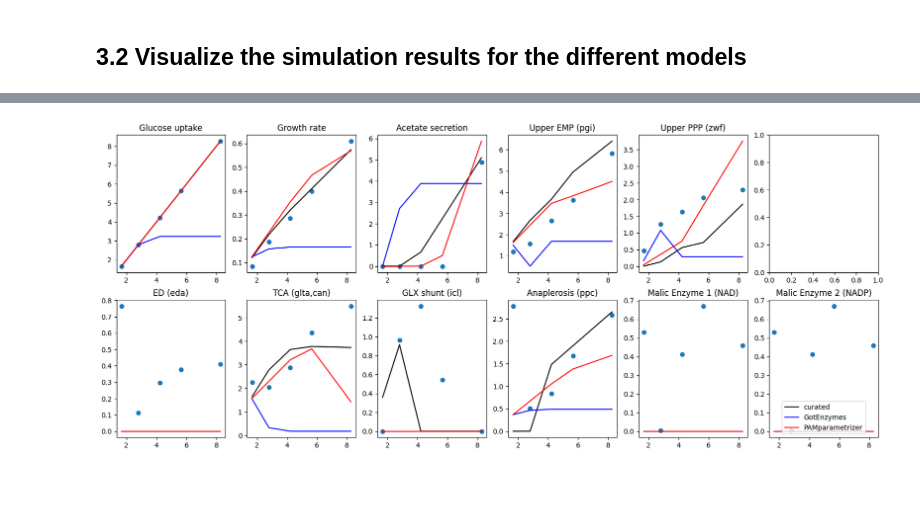
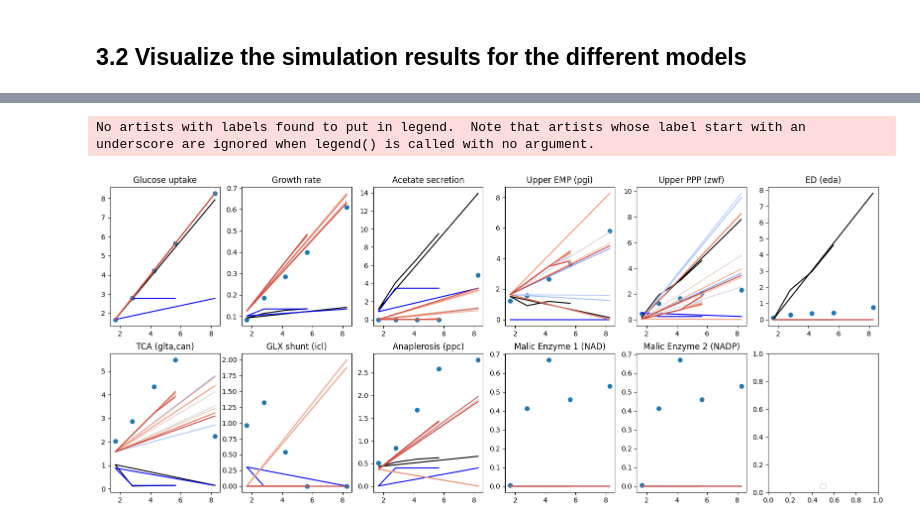
Before and after one commit to iAMB-RWTH-Aachen/PAMparametrizer, a Jupyter notebook: Scripts/i3_analysis/PAMparametrizer_iML1515_validation.ipynb, the cells around one changed output, grey strips where cells are left out. Drawn from its saved outputs; the diff is of its cells as text; code cells hidden in the pictures; blank space fills up the shorter version.

```diff
--- a/Scripts/i3_analysis/PAMparametrizer_iML1515_validation.ipynb
+++ b/Scripts/i3_analysis/PAMparametrizer_iML1515_validation.ipynb
@@ -233,8 +196,9 @@ error_wt = calculate_error_for_reactions(validation_df,
 print('R^2 values for the model with parameters from GotEnzymes: ', np.nanmean(error_wt))
 
 
-error_new = calculate_error_for_reactions(validation_df,
-                                                 fluxes_new,
-                                                 fluxes_to_save[1:])
-print('R^2 values for the model with the optimized parameters: ', np.nanmean(error_new))
+error_new_dict = {alt: calculate_error_for_reactions(validation_df,
+                                                  fluxes,
+                                                  fluxes_to_save[1:]) for alt, fluxes in fluxes_new_dict.items()}
+for alt, error_list in error_new_dict.items():
+    print(f'R^2 values for alternative model {alt} with the optimized parameters: ', np.nanmean(error_list))
 # %% [output]
@@ -244,2 +217,9 @@ R^2 values for the model with the optimized parameters:  -0.9181933323143191
 # %% [markdown]
 ## 3.2 Visualize the simulation results for the different models
+# %%
+# validation_df_1.index = validation_df.index.str.split(', ')
+validation_df_1 = validation_df.T.reset_index()
+validation_df_1['index'] = validation_df_1['index'].str.split(', ')
+validation_df_1 = validation_df_1.explode('index').set_index('index').T
+validation_df_1
+# validation_df = validation_df.explode()
@@ -303,32 +356,32 @@ Text(0, 0.5, 'Difference exp-sim')
 # %%
 # visualize per flux
+substrate_ids_cur = fluxes_curated.substrate_id
+substrate_ids = fluxes_new_dict[1].substrate_id
+
+# visualize per flux
 fig, axs = plt.subplots(ncols = 6, nrows = 2, figsize = [20,8])
+axs = axs.flatten()
 
 # upper_fig_reactions = [rxn for rxn in fluxes_to_save[:5] if rxn != 'EDA'] #EDA is not in core model
 # lower_fig_reactions = [rxn for rxn in fluxes_to_save[5:] if rxn != 'EDA']
 upper_fig_reactions = [rxn for rxn in fluxes_to_save[:5]] #EDA is not in core model
 lower_fig_reactions = [rxn for rxn in fluxes_to_save[5:]]
 substrate_rates = [abs(f) for f in fluxes_curated['substrate']]
 
-for i, rxn in enumerate(upper_fig_reactions):
+for i, rxn in enumerate(fluxes_to_save):
     validation = validation_df[rxn]
-    axs[0,i].scatter(validation_df['EX_glc__D_e'], validation_df[rxn])
-    axs[0,i].plot(substrate_rates, [abs(f) for f in fluxes_curated[rxn]], label = 'curated', color = 'black')
-    axs[0,i].plot(substrate_rates, [abs(f) for f in fluxes_wt[rxn]],label = 'GotEnzymes', color = 'blue')
-    axs[0,i].plot(substrate_rates, [abs(f) for f in fluxes_new[rxn]], label = 'PAMparametrizer', color = 'red')
-    axs[0,i].set_title(flux_df.Description.loc[rxn])
-
-for i, rxn in enumerate(lower_fig_reactions):
-    axs[1,i].scatter(substrate_rates, validation_df[rxn])
-    axs[1,i].plot(substrate_rates, [abs(f) for f in fluxes_curated[rxn]], label = 'curated', color = 'black')
-    axs[1,i].plot(substrate_rates, [abs(f) for f in fluxes_wt[rxn]],label = 'GotEnzymes', color = 'blue')
-    axs[1,i].plot(substrate_rates, [abs(f) for f in fluxes_new[rxn]], label = 'PAMparametrizer', color = 'red')
-    axs[1,i].set_title(flux_df.Description.loc[rxn])
-
+    axs[i].scatter(validation_df['EX_glc__D_e'], validation_df[rxn])
+    axs[i].plot(substrate_rates, [abs(f) for f in fluxes_curated[rxn]], label = 'curated', color = 'black')
+    axs[i].plot(substrate_rates, [abs(f) for f in fluxes_wt[rxn]],label = 'GotEnzymes', color = 'blue')
+    for alt, fluxes in fluxes_new_dict.items():
+        axs[i].plot(substrate_rates, [abs(f) for f in fluxes[rxn]], label = f'alternative {alt}',
+                          color = cmap[f'alternative {alt}'])
+    axs[i].set_title(flux_df.Description.loc[rxn])
 
 
 plt.legend(loc = 'lower center')
 
 plt.show()
 # %% [output]
+No artists with labels found to put in legend.  Note that artists whose label start with an underscore are ignored when legend() is called with no argument.
-[figure, old version]
+[figure, new version]
```
Also changed, not shown: parts of 10 cells of this notebook, 58 other files.
